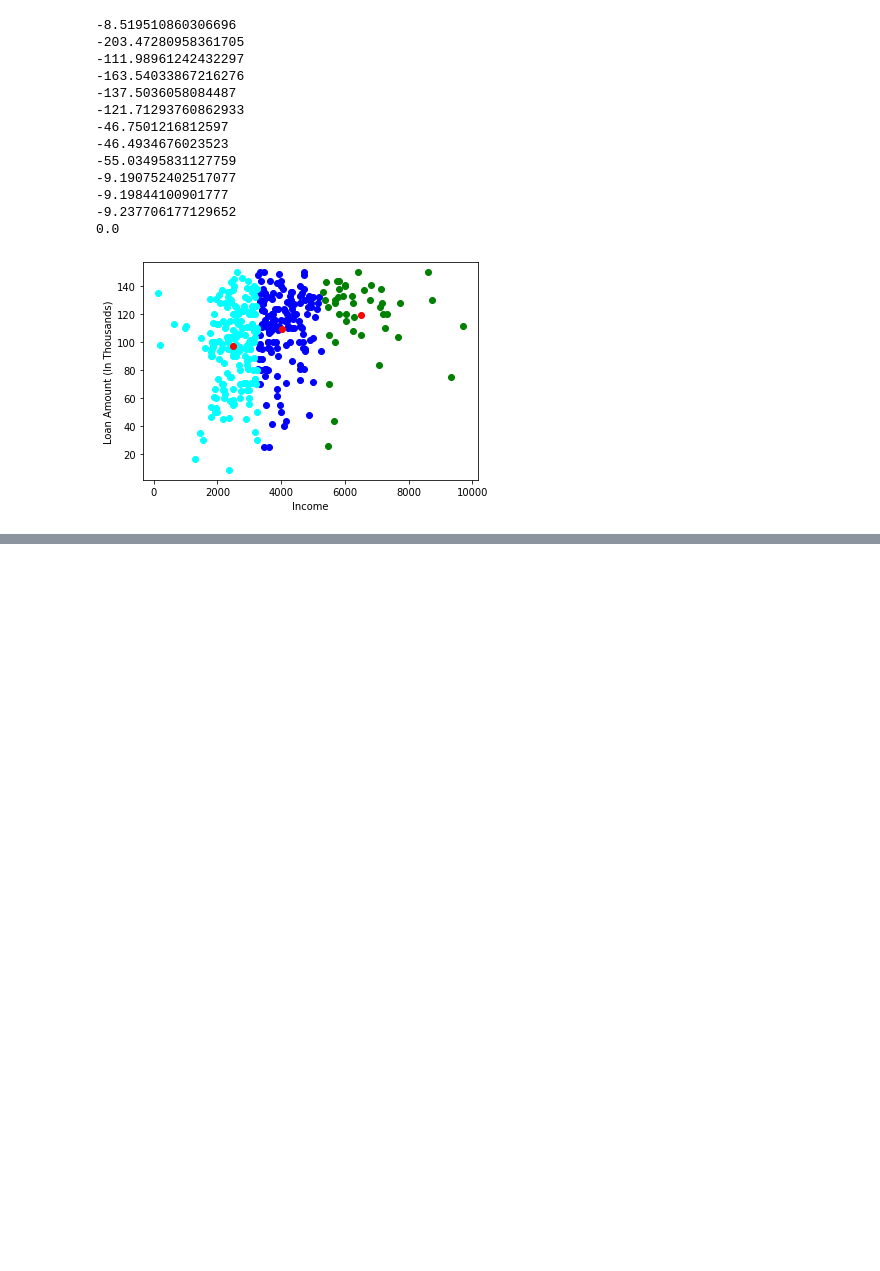
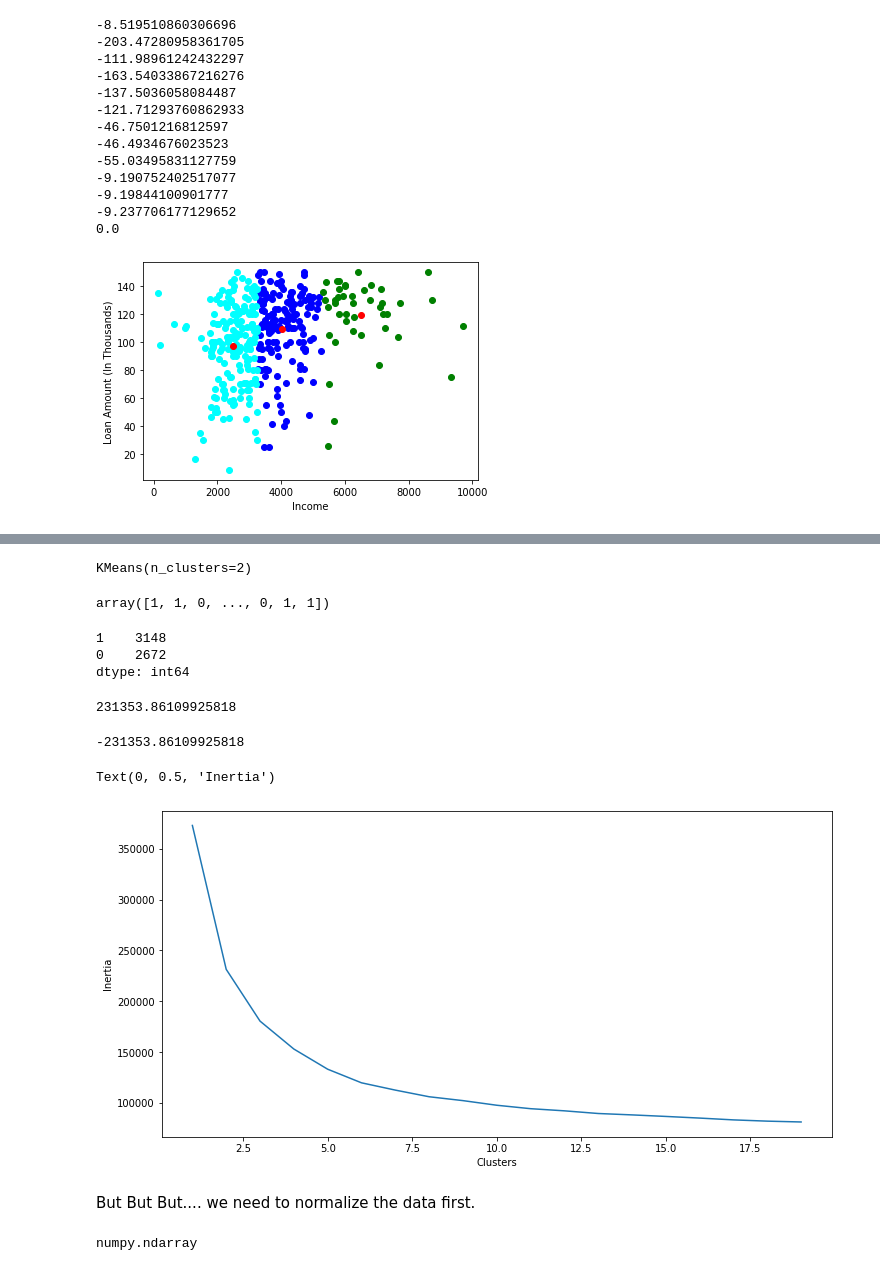
Before and after one commit to Neelam-Singhal/Unsupervised_Algorithms, a Jupyter notebook: kmeans.ipynb, the cells around one changed output, grey strips where cells are left out. Drawn from its saved outputs; the diff is of its cells as text; code cells hidden in the pictures; blank space fills up the shorter version.

```diff
--- a/kmeans.ipynb
+++ b/kmeans.ipynb
@@ -118,0 +155,6 @@ plt.show()
+# %%
+kmeans = KMeans(n_clusters=2)
+# %%
+kmeans.fit(data)
+# %% [output]
+KMeans(n_clusters=2)
@@ -118,0 +163,44 @@ plt.show()
+# %%
+# 0 and 1 means two clusters and to which cluster the observation falls in?
+pred
+# %% [output]
+array([1, 1, 0, ..., 0, 1, 1])
+# %%
+pd.Series(pred).value_counts()
+# %% [output]
+1    3148
+0    2672
+dtype: int64
+# %%
+kmeans.inertia_
+# %% [output]
+231353.86109925818
+# %%
+kmeans.score(data)
+# %% [output]
+-231353.86109925818
+# %%
+SSE = []
+
+for cluster in range (1,20):
+    kmean = KMeans(n_jobs=-1, n_clusters=cluster)
+    kmean.fit(data)
+    SSE.append(kmean.inertia_)
+# %%
+frame = pd.DataFrame(
+    {
+        "Cluster": range(1,20),
+        "SSE": SSE
+    }
+
+)
+# %%
+plt.figure(figsize = (12,6))
+plt.plot(frame.Cluster, frame.SSE)
+plt.xlabel("Clusters")
+plt.ylabel("Inertia")
+# %% [output]
+Text(0, 0.5, 'Inertia')
+[figure, added]
+# %% [markdown]
+But But But.... we need to normalize the data first.
@@ -118,0 +212,4 @@ plt.show()
+# %%
+type(data_scaled)
+# %% [output]
+numpy.ndarray
```
Also changed, not shown: parts of 20 cells of this notebook, 1 other file.
